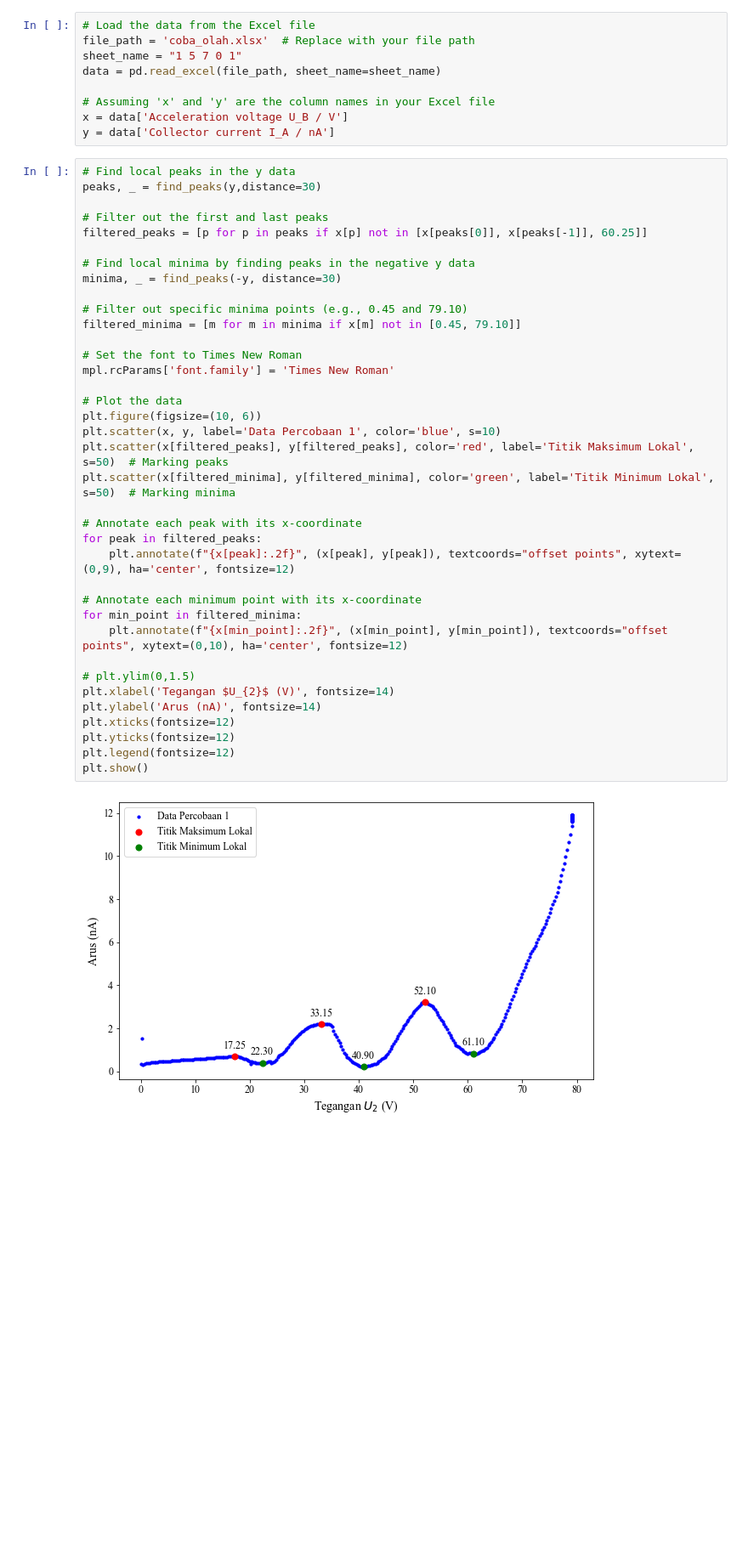
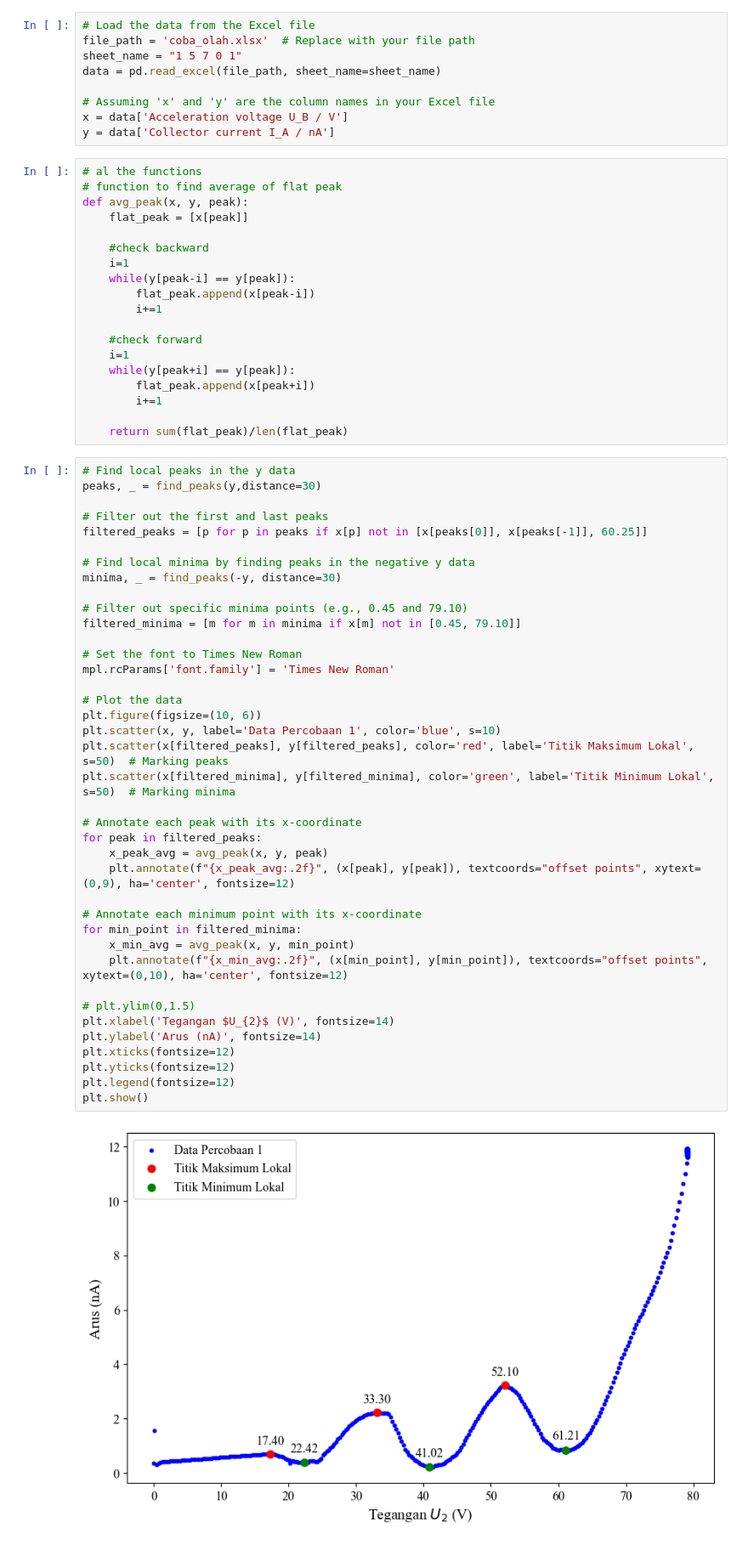
Before and after one commit to JonathanSugijanto/Franck-Hertz_3_7_eksfis, a Jupyter notebook: masih percobaan 1 variasi 1.ipynb, the cells around one changed output. Shown at 85% size. Drawn from its saved outputs; the diff is of its cells as text; blank space fills up the shorter version.

Commit message:
adding av_flat function to masih percobaan 1 variasi 1.ipynb

```diff
--- a/masih percobaan 1 variasi 1.ipynb
+++ b/masih percobaan 1 variasi 1.ipynb
@@ -13,6 +21,25 @@ data = pd.read_excel(file_path, sheet_name=sheet_name)
 # Assuming 'x' and 'y' are the column names in your Excel file
 x = data['Acceleration voltage U_B / V']
 y = data['Collector current I_A / nA']
+# %%
+# al the functions
+# function to find average of flat peak
+def avg_peak(x, y, peak):
+    flat_peak = [x[peak]]
+
+    #check backward
+    i=1
+    while(y[peak-i] == y[peak]):
+        flat_peak.append(x[peak-i])
+        i+=1
+
+    #check forward
+    i=1
+    while(y[peak+i] == y[peak]):
+        flat_peak.append(x[peak+i])
+        i+=1
+
+    return sum(flat_peak)/len(flat_peak)
 # %%
 # Find local peaks in the y data
 peaks, _ = find_peaks(y,distance=30)
@@ -22,33 +49,35 @@ filtered_peaks = [p for p in peaks if x[p] not in [x[peaks[0]], x[peaks[-1]], 60
 
 # Find local minima by finding peaks in the negative y data
 minima, _ = find_peaks(-y, distance=30)
 
 # Filter out specific minima points (e.g., 0.45 and 79.10)
 filtered_minima = [m for m in minima if x[m] not in [0.45, 79.10]]
 
 # Set the font to Times New Roman
 mpl.rcParams['font.family'] = 'Times New Roman'
 
 # Plot the data
 plt.figure(figsize=(10, 6))
 plt.scatter(x, y, label='Data Percobaan 1', color='blue', s=10)
 plt.scatter(x[filtered_peaks], y[filtered_peaks], color='red', label='Titik Maksimum Lokal', s=50)  # Marking peaks
 plt.scatter(x[filtered_minima], y[filtered_minima], color='green', label='Titik Minimum Lokal', s=50)  # Marking minima
 
 # Annotate each peak with its x-coordinate
 for peak in filtered_peaks:
-    plt.annotate(f"{x[peak]:.2f}", (x[peak], y[peak]), textcoords="offset points", xytext=(0,9), ha='center', fontsize=12)
+    x_peak_avg = avg_peak(x, y, peak)
+    plt.annotate(f"{x_peak_avg:.2f}", (x[peak], y[peak]), textcoords="offset points", xytext=(0,9), ha='center', fontsize=12)
 
 # Annotate each minimum point with its x-coordinate
 for min_point in filtered_minima:
-    plt.annotate(f"{x[min_point]:.2f}", (x[min_point], y[min_point]), textcoords="offset points", xytext=(0,10), ha='center', fontsize=12)
+    x_min_avg = avg_peak(x, y, min_point)
+    plt.annotate(f"{x_min_avg:.2f}", (x[min_point], y[min_point]), textcoords="offset points", xytext=(0,10), ha='center', fontsize=12)
 
 # plt.ylim(0,1.5)
 plt.xlabel('Tegangan $U_{2}$ (V)', fontsize=14)
 plt.ylabel('Arus (nA)', fontsize=14)
 plt.xticks(fontsize=12)
 plt.yticks(fontsize=12)
 plt.legend(fontsize=12)
 plt.show()
 # %% [output]
-[figure, old version]
+[figure, new version]
```
Also changed, not shown: parts of 1 cell of this notebook.
